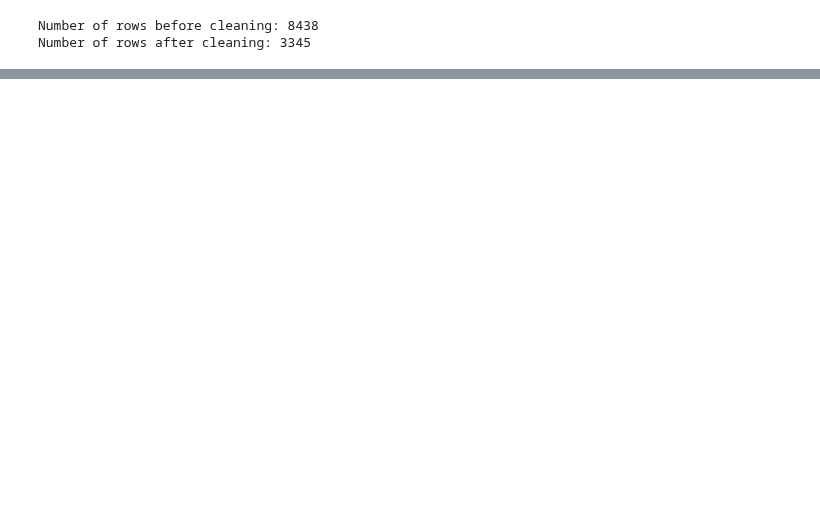
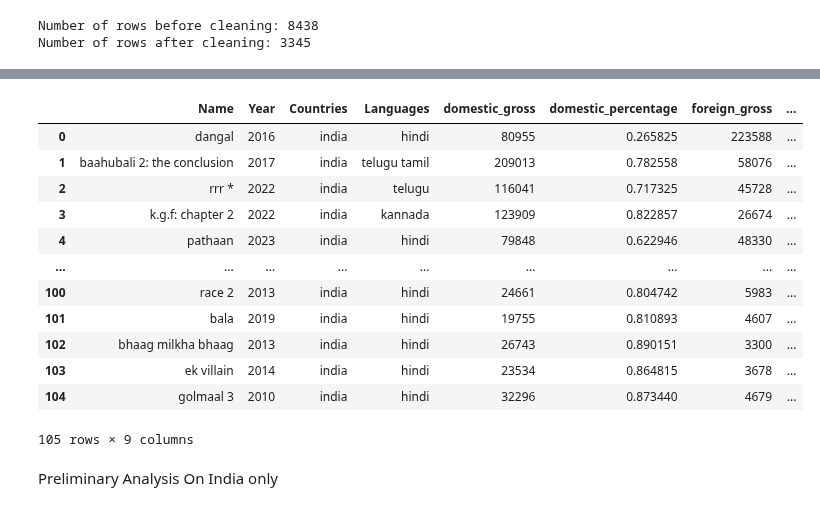
Before and after one commit to epfl-ada/ada-2024-project-thelordsofdata, a Jupyter notebook: src/data/cmu_analysis.ipynb, the cells around one changed output, grey strips where cells are left out. Cells and saved outputs as stored; diff of their text form; code cells hidden in the pictures; blank space fills up the shorter version.

Commit message:
clean India dataset, will do analysis next

```diff
--- a/src/data/cmu_analysis.ipynb
+++ b/src/data/cmu_analysis.ipynb
@@ -343,0 +349,3 @@ df_cleaned_with_budget_drop.head()
+# %%
+df_indian = pd.read_csv('Indian_dataset/Highest grossing Indian movies.csv')
+df_indian.head()
@@ -343,0 +377,14 @@ df_cleaned_with_budget_drop.head()
+# %%
+# Manual replacements of NaN values
+
+df_indian.loc[df_indian['Name'] == 'brahmāstra: part one – shiva', 'Primary Language'] = 'Hindi'
+df_indian.loc[df_indian['Name'] == 'chennai express', 'Primary Language'] = 'Hindi'
+df_indian.loc[df_indian['Name'] == 'ponniyin selvan: ii', 'World wide gross (INR)'] = 412619769
+df_indian.loc[df_indian['Name'] == 'ponniyin selvan: ii', 'Gross in India (INR)'] = 312437220
+df_indian.loc[df_indian['Name'] == 'hindi medium', 'World wide gross (INR)'] = 2896854886
+df_indian.loc[df_indian['Name'] == 'hindi medium', 'Gross in India (INR)'] = 670540311
+
+df_indian['Year'] = df_indian['Year'].replace(2911, 2011)
+
+df_na = df_indian[df_indian.isna().any(axis=1)]
+df_na
@@ -343,0 +405,8 @@ df_cleaned_with_budget_drop.head()
+# %%
+# Add foreign and percentage columns
+
+df_indian['Foreign Gross (INR)'] = df_indian['World wide gross (INR)'] - df_indian['Gross in India (INR)']
+df_indian['foreign_percentage'] = df_indian['Foreign Gross (INR)']/df_indian['World wide gross (INR)']
+df_indian['domestic_percentage'] = df_indian['Gross in India (INR)']/df_indian['World wide gross (INR)']
+
+df_indian.head()
@@ -343,0 +459,23 @@ df_cleaned_with_budget_drop.head()
+# %%
+df_indian['Countries'] = 'india'
+df_indian['Languages'] = df_indian['Languages'].str.replace('[\n$,]', ' ', regex=True).str.lower()
+df_indian = df_indian[['Name', 'Year', 'Countries', 'Languages', 'domestic_gross', 'domestic_percentage',
+                       'foreign_gross', 'foreign_percentage', 'worldwide_gross']]
+
+df_indian
+# %% [output]
+|  | Name | Year | Countries | Languages | domestic_gross | domestic_percentage | foreign_gross | ... |
+| 0 | dangal | 2016 | india | hindi | 80955 | 0.265825 | 223588 | ... |
+| 1 | baahubali 2: the conclusion | 2017 | india | telugu tamil | 209013 | 0.782558 | 58076 | ... |
+| 2 | rrr * | 2022 | india | telugu | 116041 | 0.717325 | 45728 | ... |
+| 3 | k.g.f: chapter 2 | 2022 | india | kannada | 123909 | 0.822857 | 26674 | ... |
+| 4 | pathaan | 2023 | india | hindi | 79848 | 0.622946 | 48330 | ... |
+| ... | ... | ... | ... | ... | ... | ... | ... | ... |
+| 100 | race 2 | 2013 | india | hindi | 24661 | 0.804742 | 5983 | ... |
+| 101 | bala | 2019 | india | hindi | 19755 | 0.810893 | 4607 | ... |
+| 102 | bhaag milkha bhaag | 2013 | india | hindi | 26743 | 0.890151 | 3300 | ... |
+| 103 | ek villain | 2014 | india | hindi | 23534 | 0.864815 | 3678 | ... |
+| 104 | golmaal 3 | 2010 | india | hindi | 32296 | 0.873440 | 4679 | ... |
+105 rows × 9 columns
+# %% [markdown]
+Preliminary Analysis On India only
```
Also changed, not shown: parts of 10 cells of this notebook.
